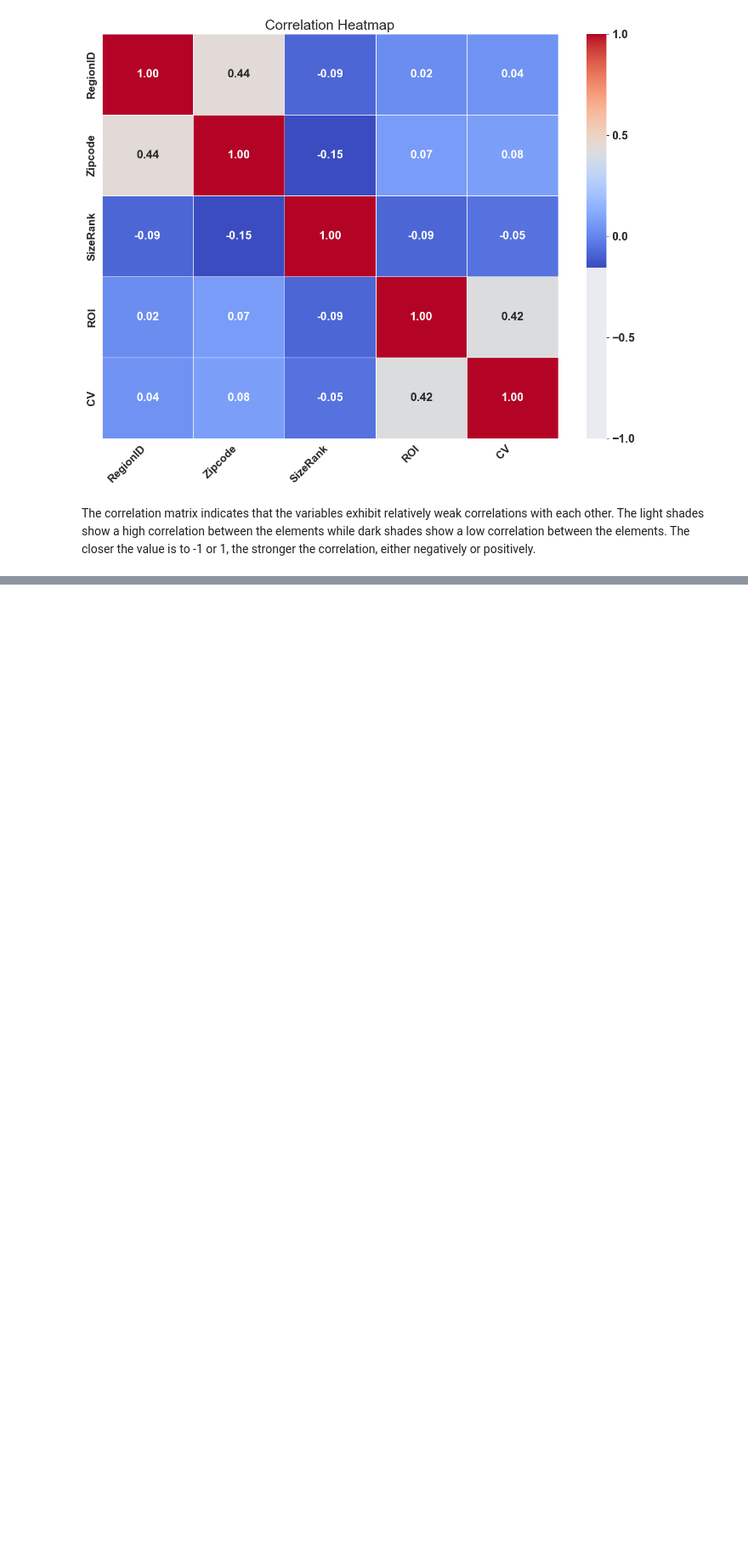
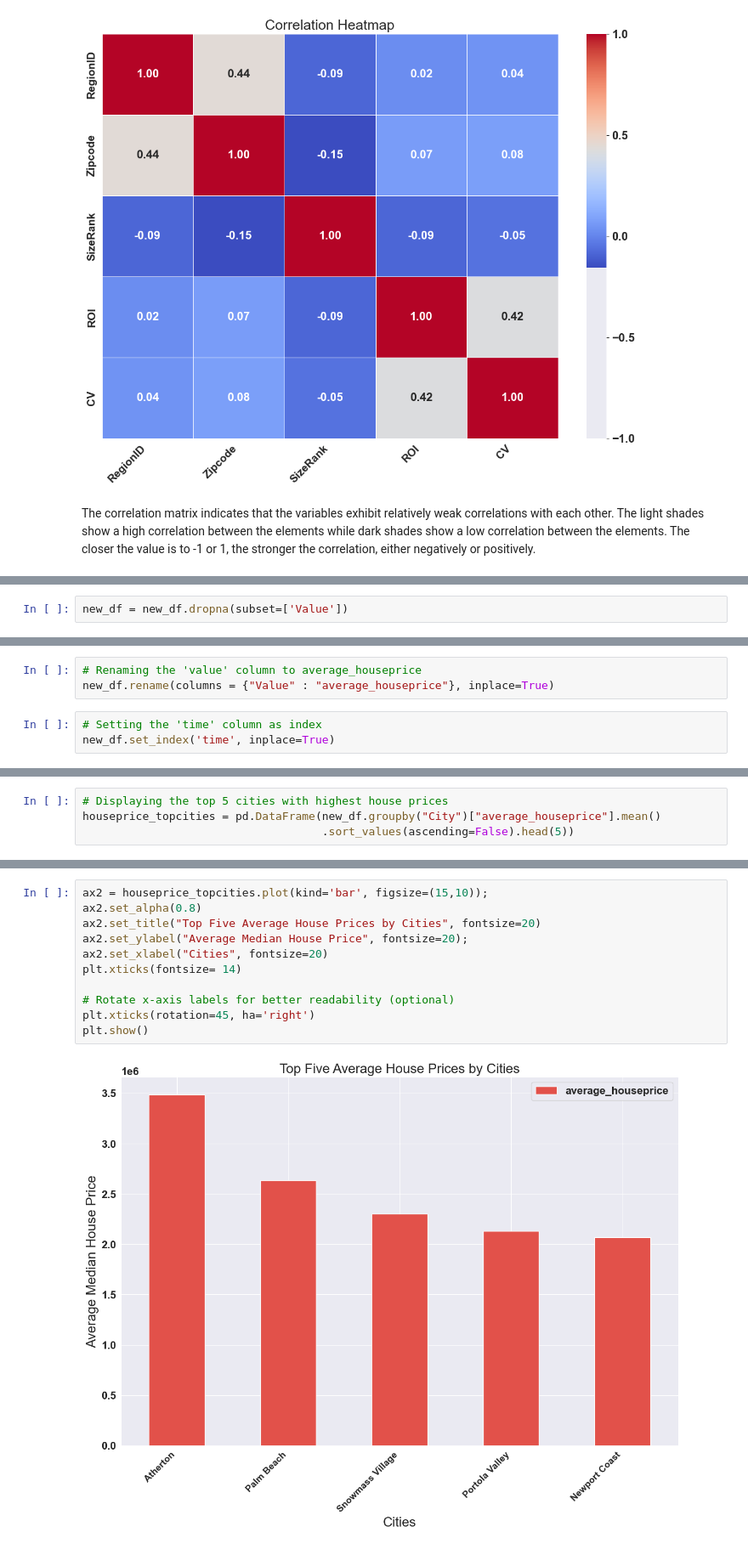
Before and after one commit to FionaNalianya/Forecasting-real-estate-prices, a Jupyter notebook: notebook.ipynb, the cells around one changed output, grey strips where cells are left out. Shown at 85% size. Saved outputs shown, nothing was run; the diff lists cells and outputs as text; blank space fills up the shorter version.

Commit message:
Performed Data Wrangling

```diff
--- a/notebook.ipynb
+++ b/notebook.ipynb
@@ -628,0 +652,2 @@ The correlation matrix indicates that the variables exhibit relatively weak corr
+# %%
+new_df = new_df.dropna(subset=['Value'])
@@ -628,0 +702,6 @@ The correlation matrix indicates that the variables exhibit relatively weak corr
+# %%
+# Renaming the 'value' column to average_houseprice
+new_df.rename(columns = {"Value" : "average_houseprice"}, inplace=True)
+# %%
+# Setting the 'time' column as index
+new_df.set_index('time', inplace=True)
@@ -628,0 +710,4 @@ The correlation matrix indicates that the variables exhibit relatively weak corr
+# %%
+# Displaying the top 5 cities with highest house prices
+houseprice_topcities = pd.DataFrame(new_df.groupby("City")["average_houseprice"].mean()
+                                    .sort_values(ascending=False).head(5))
@@ -628,0 +724,13 @@ The correlation matrix indicates that the variables exhibit relatively weak corr
+# %%
+ax2 = houseprice_topcities.plot(kind='bar', figsize=(15,10));
+ax2.set_alpha(0.8)
+ax2.set_title("Top Five Average House Prices by Cities", fontsize=20)
+ax2.set_ylabel("Average Median House Price", fontsize=20);
+ax2.set_xlabel("Cities", fontsize=20)
+plt.xticks(fontsize= 14)
+
+# Rotate x-axis labels for better readability (optional)
+plt.xticks(rotation=45, ha='right')
+plt.show()
+# %% [output]
+[figure, added]
```
Also changed, not shown: parts of 28 cells of this notebook.
